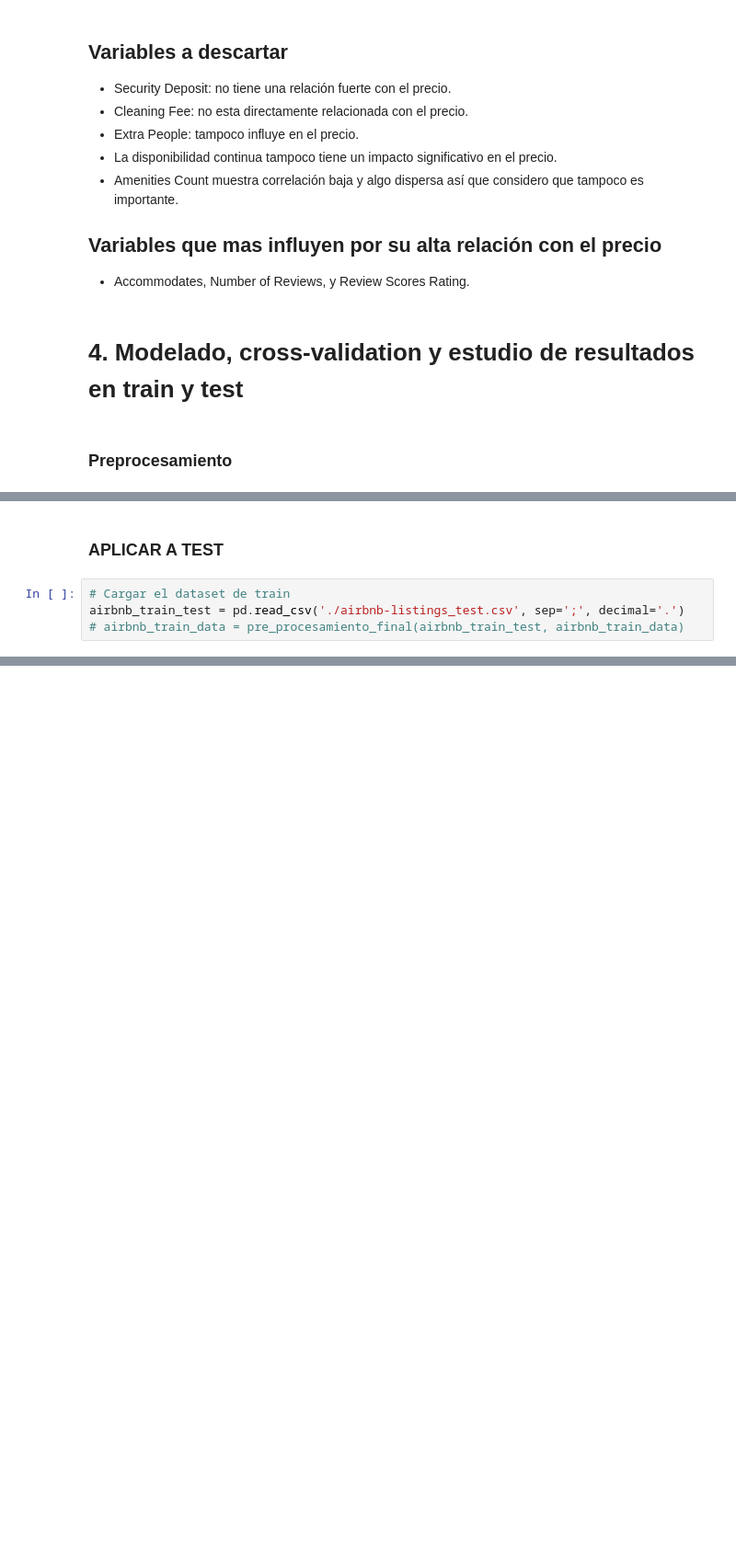
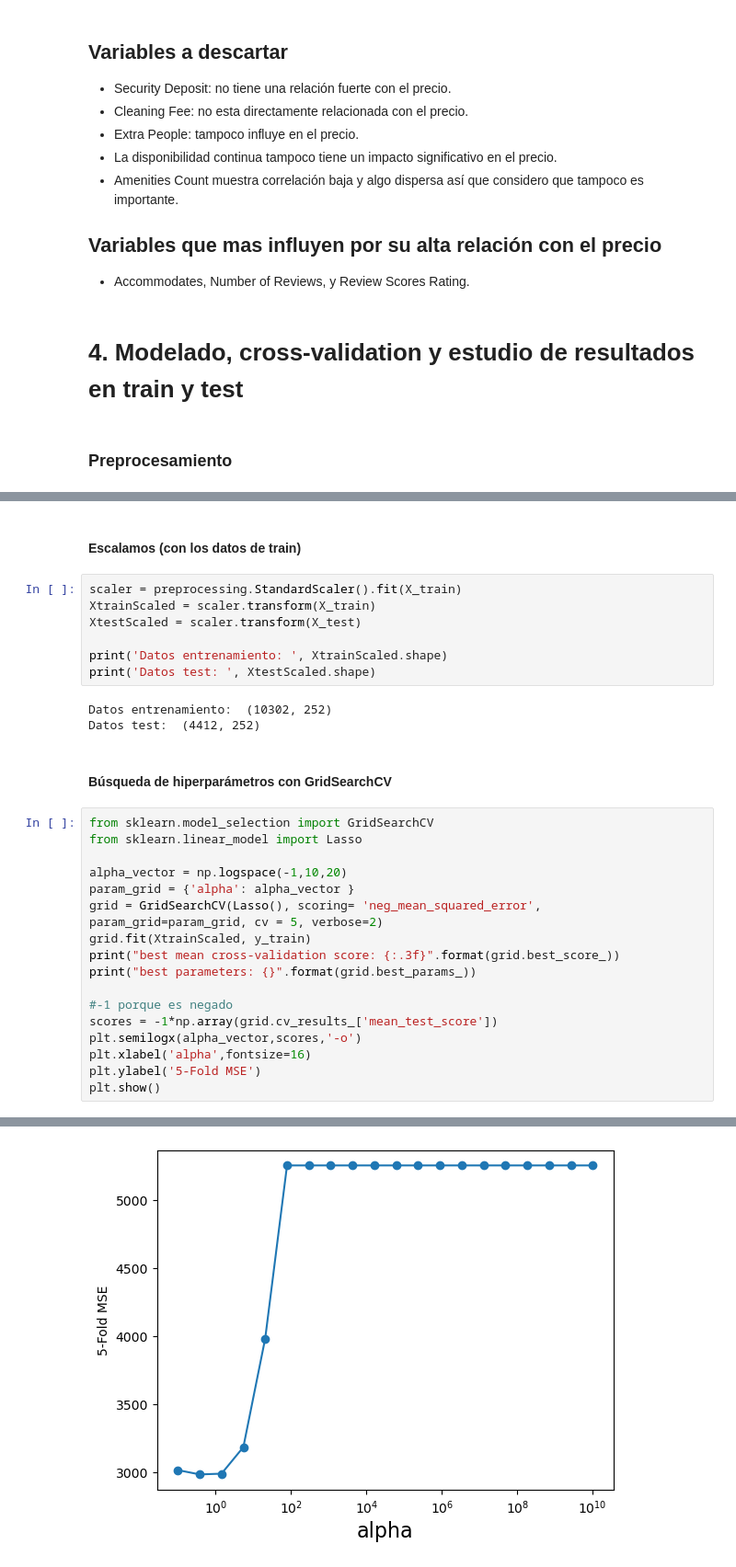
Before and after one commit to asimarra/Machine-Learning-101, a Jupyter notebook: Practica/Practica.ipynb, the cells around one changed output, grey strips where cells are left out. Shown at 92% size. Cells and saved outputs as stored; diff of their text form; blank space fills up the shorter version.

Commit message:
Practica con modelo Lasso

```diff
--- a/Practica/Practica.ipynb
+++ b/Practica/Practica.ipynb
@@ -897,6 +1188,32 @@ memory usage: 4.5+ MB
-# %% [markdown]
-### APLICAR A TEST
-# %%
-# Cargar el dataset de train
-airbnb_train_test = pd.read_csv('./airbnb-listings_test.csv', sep=';', decimal='.')
-# airbnb_train_data = pre_procesamiento_final(airbnb_train_test, airbnb_train_data)
+# %% [markdown]
+#### Escalamos (con los datos de train)
+# %%
+scaler = preprocessing.StandardScaler().fit(X_train)
+XtrainScaled = scaler.transform(X_train)
+XtestScaled = scaler.transform(X_test)
+
+print('Datos entrenamiento: ', XtrainScaled.shape)
+print('Datos test: ', XtestScaled.shape)
+# %% [output]
+Datos entrenamiento:  (10302, 252)
+Datos test:  (4412, 252)
+# %% [markdown]
+#### Búsqueda de hiperparámetros con GridSearchCV
+# %%
+from sklearn.model_selection import GridSearchCV
+from sklearn.linear_model import Lasso
+
+alpha_vector = np.logspace(-1,10,20)
+param_grid = {'alpha': alpha_vector }
+grid = GridSearchCV(Lasso(), scoring= 'neg_mean_squared_error', param_grid=param_grid, cv = 5, verbose=2)
+grid.fit(XtrainScaled, y_train)
+print("best mean cross-validation score: {:.3f}".format(grid.best_score_))
+print("best parameters: {}".format(grid.best_params_))
+
+#-1 porque es negado
+scores = -1*np.array(grid.cv_results_['mean_test_score'])
+plt.semilogx(alpha_vector,scores,'-o')
+plt.xlabel('alpha',fontsize=16)
+plt.ylabel('5-Fold MSE')
+plt.show()
+# %% [output]
@@ -902,0 +1237 @@ airbnb_train_test = pd.read_csv('./airbnb-listings_test.csv', sep=';', decimal='
+[figure, added]
```
Also changed, not shown: parts of 18 cells of this notebook, 1 other file.
